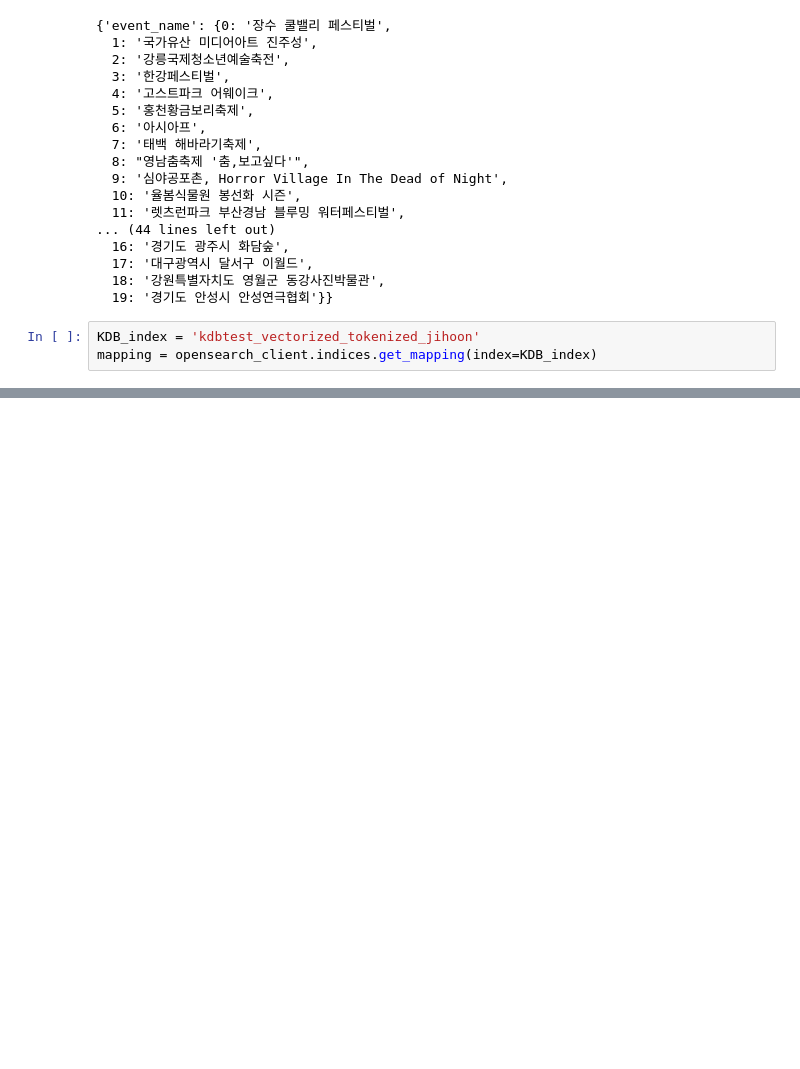
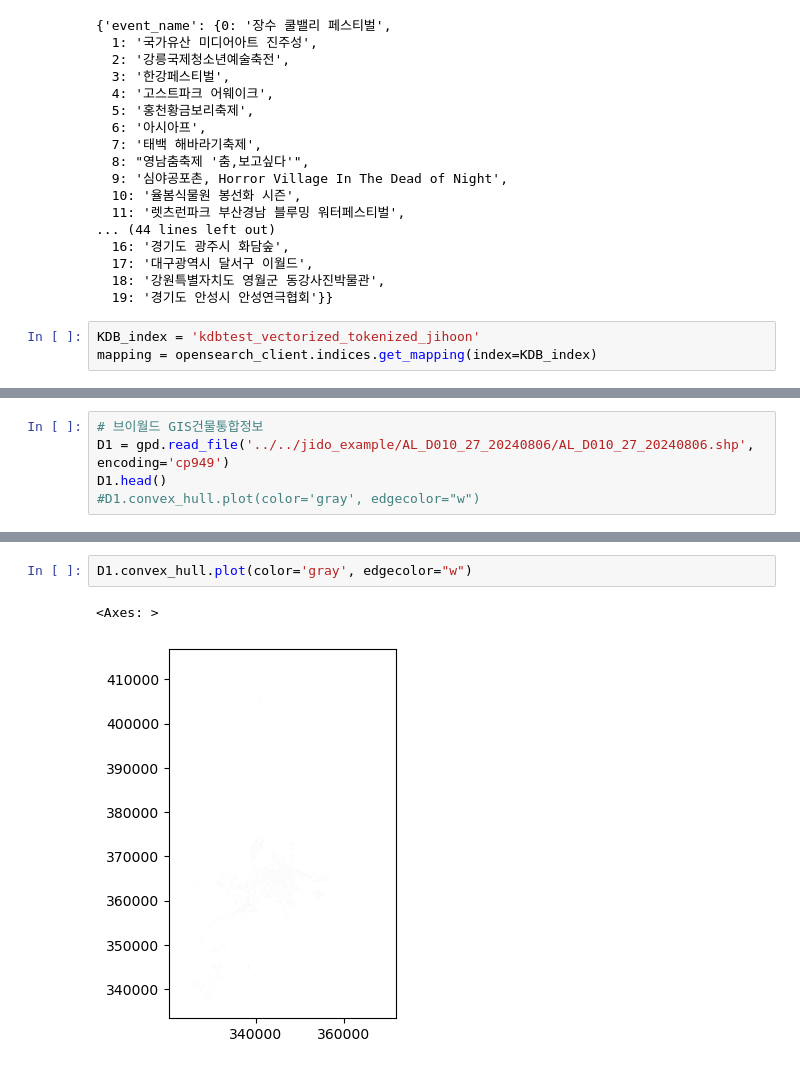
Before and after one commit to jiwon808/streamlit, a Jupyter notebook: test.ipynb, the cells around one changed output, grey strips where cells are left out. Saved outputs shown, nothing was run; the diff lists cells and outputs as text; blank space fills up the shorter version.

```diff
--- a/test.ipynb
+++ b/test.ipynb
@@ -201,0 +273,5 @@ mapping = opensearch_client.indices.get_mapping(index=KDB_index)
+# %%
+# 브이월드 GIS건물통합정보
+D1 = gpd.read_file('../../jido_example/AL_D010_27_20240806/AL_D010_27_20240806.shp', encoding='cp949')
+D1.head()
+#D1.convex_hull.plot(color='gray', edgecolor="w")
@@ -201,0 +286,5 @@ mapping = opensearch_client.indices.get_mapping(index=KDB_index)
+# %%
+D1.convex_hull.plot(color='gray', edgecolor="w")
+# %% [output]
+<Axes: >
+[figure, added]
```
Also changed, not shown: parts of 13 cells of this notebook, 7 other files.
